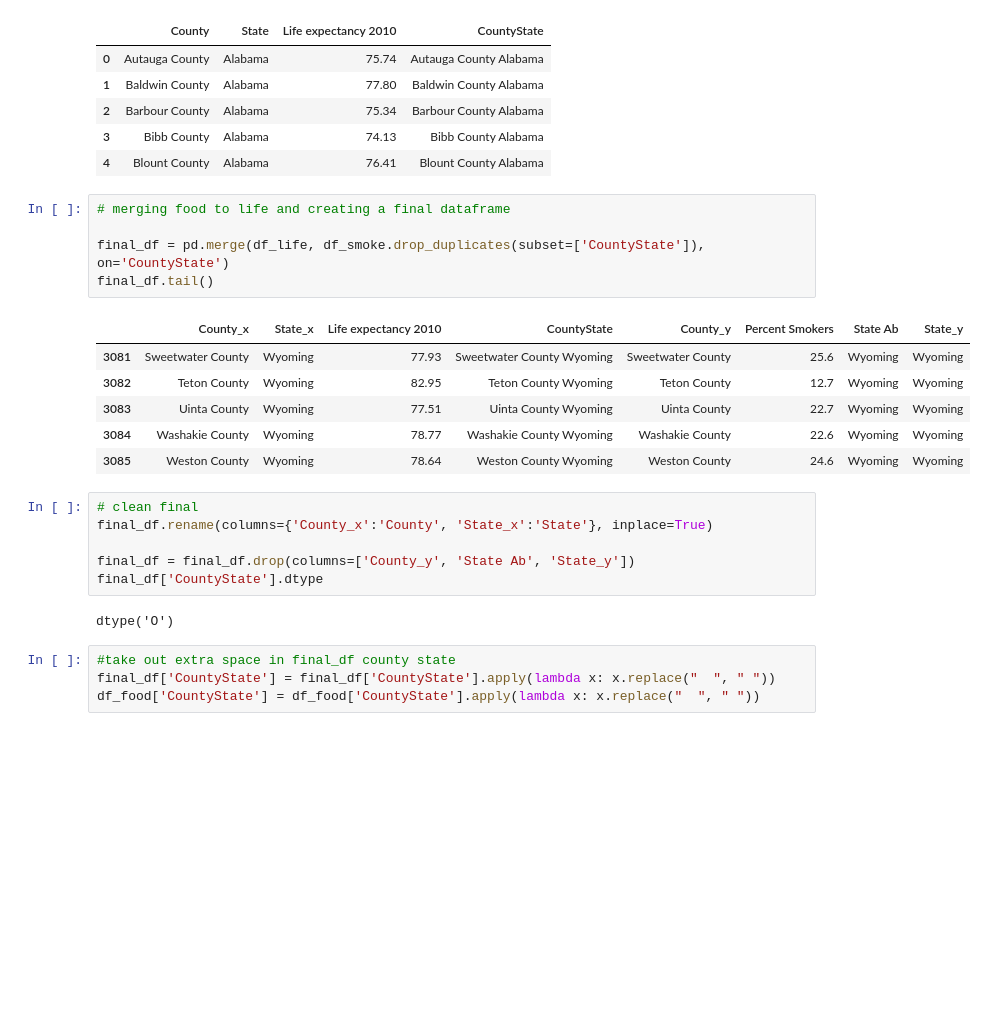
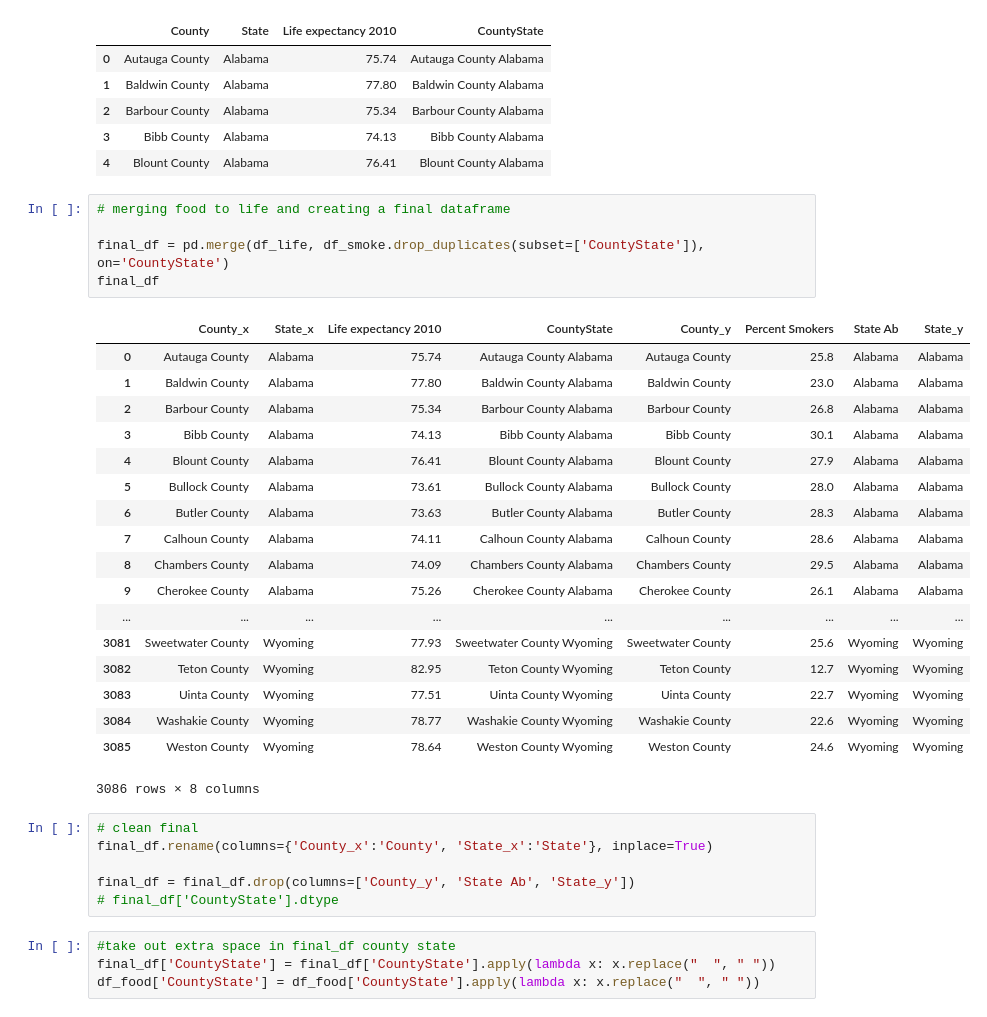
Before and after one commit to aulorbe/Life-Expectancy-In-The-US, a Jupyter notebook: real_dataframe_FINAL.ipynb, the cells around one changed output. Cells and saved outputs as stored; diff of their text form; blank space fills up the shorter version.

```diff
--- a/real_dataframe_FINAL.ipynb
+++ b/real_dataframe_FINAL.ipynb
@@ -54,23 +66,33 @@ df_life.head()
 # %%
 # merging food to life and creating a final dataframe
 
 final_df = pd.merge(df_life, df_smoke.drop_duplicates(subset=['CountyState']), on='CountyState')
-final_df.tail()
+final_df
 # %% [output]
 |  | County_x | State_x | Life expectancy 2010 | CountyState | County_y | Percent Smokers | State Ab | State_y |
+| 0 | Autauga County | Alabama | 75.74 | Autauga County Alabama | Autauga County | 25.8 | Alabama | Alabama |
+| 1 | Baldwin County | Alabama | 77.80 | Baldwin County Alabama | Baldwin County | 23.0 | Alabama | Alabama |
+| 2 | Barbour County | Alabama | 75.34 | Barbour County Alabama | Barbour County | 26.8 | Alabama | Alabama |
+| 3 | Bibb County | Alabama | 74.13 | Bibb County Alabama | Bibb County | 30.1 | Alabama | Alabama |
+| 4 | Blount County | Alabama | 76.41 | Blount County Alabama | Blount County | 27.9 | Alabama | Alabama |
+| 5 | Bullock County | Alabama | 73.61 | Bullock County Alabama | Bullock County | 28.0 | Alabama | Alabama |
+| 6 | Butler County | Alabama | 73.63 | Butler County Alabama | Butler County | 28.3 | Alabama | Alabama |
+| 7 | Calhoun County | Alabama | 74.11 | Calhoun County Alabama | Calhoun County | 28.6 | Alabama | Alabama |
+| 8 | Chambers County | Alabama | 74.09 | Chambers County Alabama | Chambers County | 29.5 | Alabama | Alabama |
+| 9 | Cherokee County | Alabama | 75.26 | Cherokee County Alabama | Cherokee County | 26.1 | Alabama | Alabama |
+| ... | ... | ... | ... | ... | ... | ... | ... | ... |
 | 3081 | Sweetwater County | Wyoming | 77.93 | Sweetwater County Wyoming | Sweetwater County | 25.6 | Wyoming | Wyoming |
 | 3082 | Teton County | Wyoming | 82.95 | Teton County Wyoming | Teton County | 12.7 | Wyoming | Wyoming |
 | 3083 | Uinta County | Wyoming | 77.51 | Uinta County Wyoming | Uinta County | 22.7 | Wyoming | Wyoming |
 | 3084 | Washakie County | Wyoming | 78.77 | Washakie County Wyoming | Washakie County | 22.6 | Wyoming | Wyoming |
 | 3085 | Weston County | Wyoming | 78.64 | Weston County Wyoming | Weston County | 24.6 | Wyoming | Wyoming |
+3086 rows × 8 columns
 # %%
 # clean final
 final_df.rename(columns={'County_x':'County', 'State_x':'State'}, inplace=True)
 
 final_df = final_df.drop(columns=['County_y', 'State Ab', 'State_y'])
-final_df['CountyState'].dtype
+# final_df['CountyState'].dtype
-# %% [output]
-dtype('O')
 # %%
 #take out extra space in final_df county state
 final_df['CountyState'] = final_df['CountyState'].apply(lambda x: x.replace("  ", " "))
```
Also changed, not shown: parts of 10 cells of this notebook, 2 other files.
